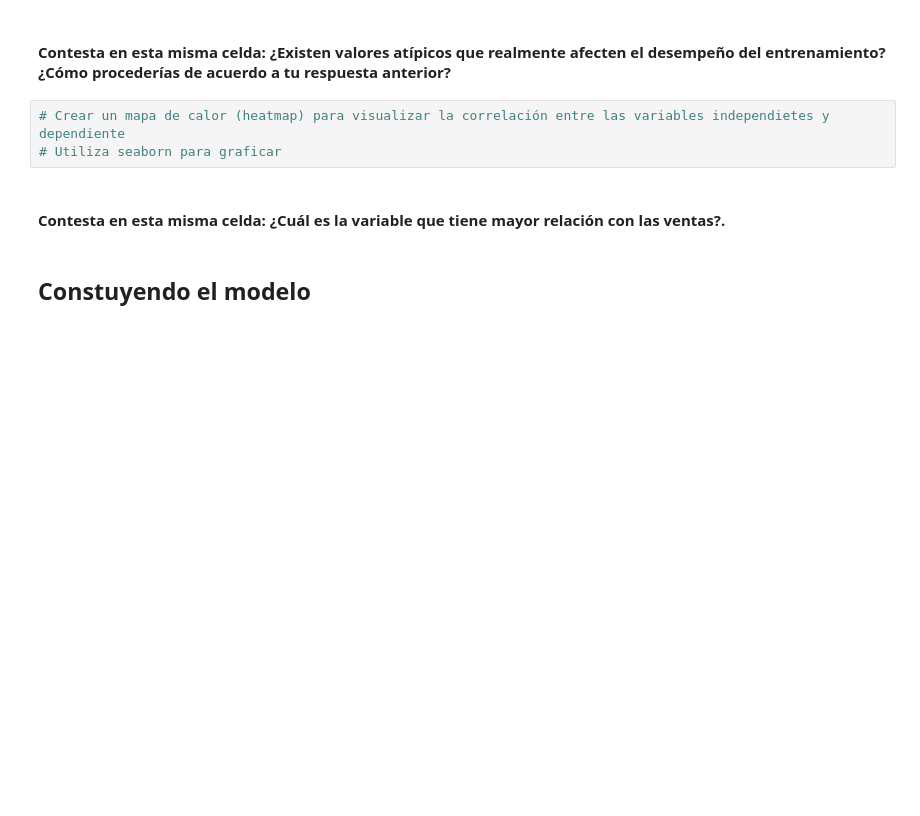
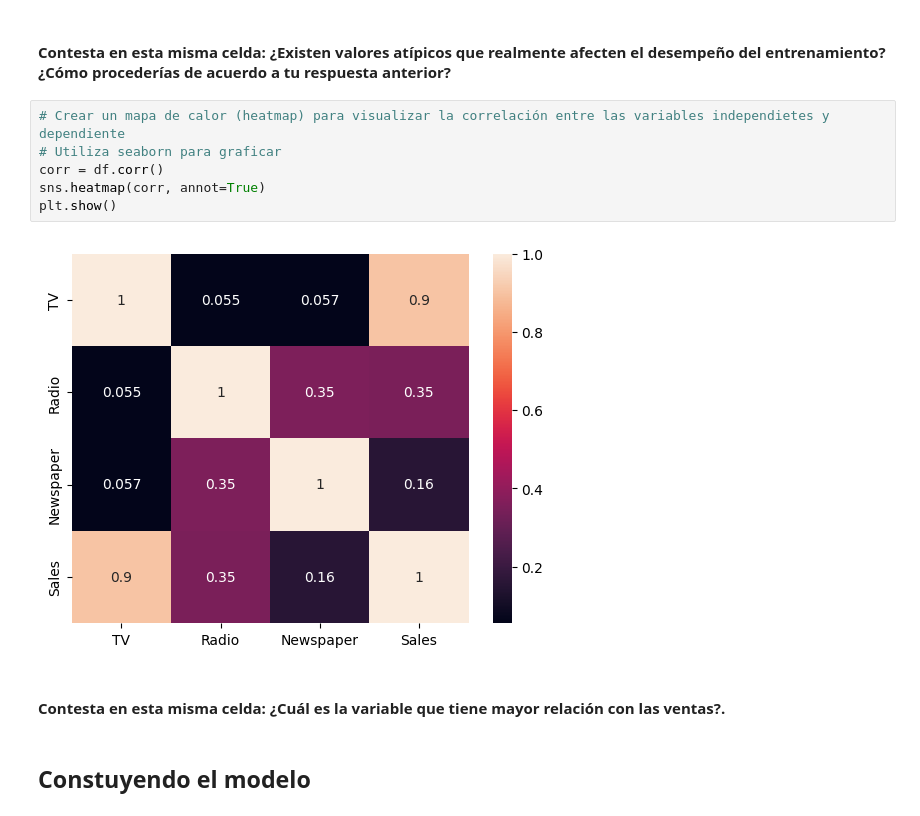
Before and after one commit to juliancitou/EjerciciosHugo_IA, a Jupyter notebook: Unidad_2/practica_no3/regresionLineal.ipynb, the cells around one changed output. Saved outputs shown, nothing was run; the diff lists cells and outputs as text; blank space fills up the shorter version.

```diff
--- a/Unidad_2/practica_no3/regresionLineal.ipynb
+++ b/Unidad_2/practica_no3/regresionLineal.ipynb
@@ -40,6 +102,11 @@ Utiliza el conjunto de datos CSV del archivo advertising.csv y analiza la relaci
 # %%
 # Crear un mapa de calor (heatmap) para visualizar la correlación entre las variables independietes y dependiente
 # Utiliza seaborn para graficar
+corr = df.corr()
+sns.heatmap(corr, annot=True)
+plt.show()
+# %% [output]
+[figure, added]
 # %% [markdown]
 #### Contesta en esta misma celda: ¿Cuál es la variable que tiene mayor relación con las ventas?.
 # %% [markdown]
```
Also changed, not shown: parts of 15 cells of this notebook, 4 other files.
